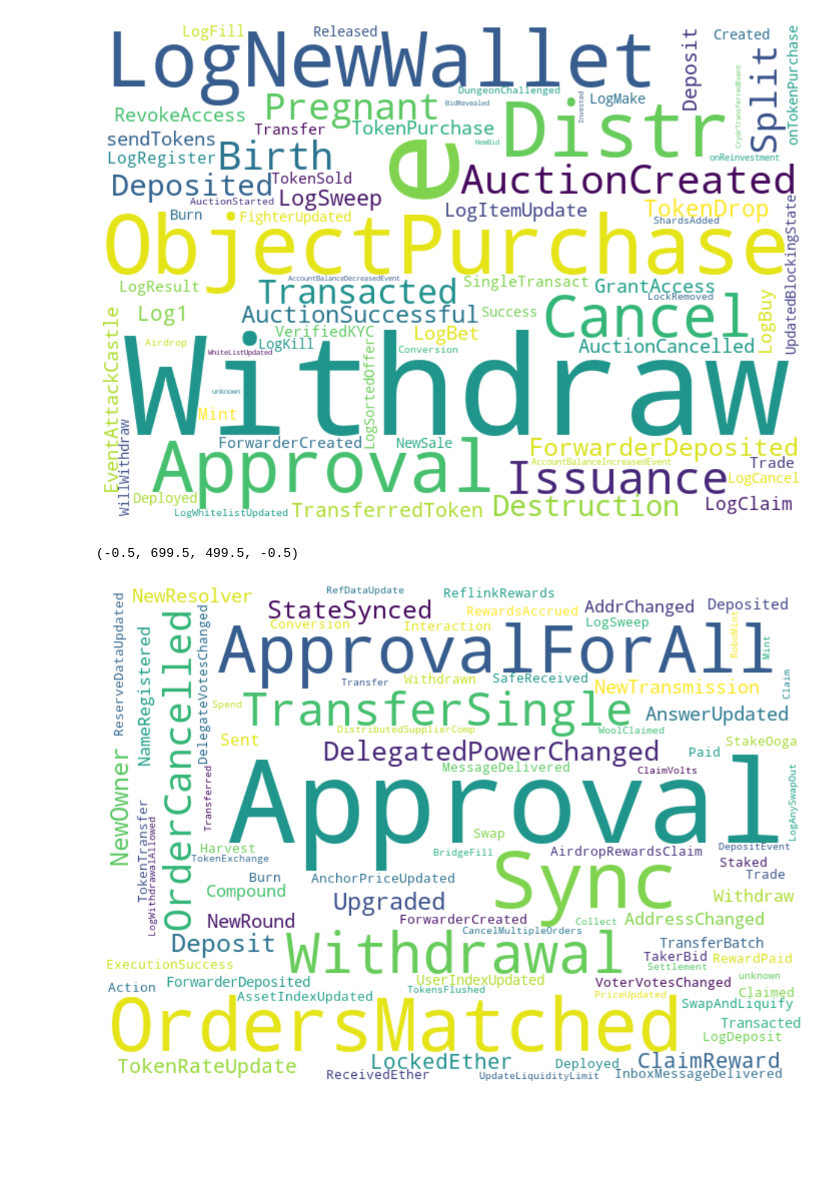
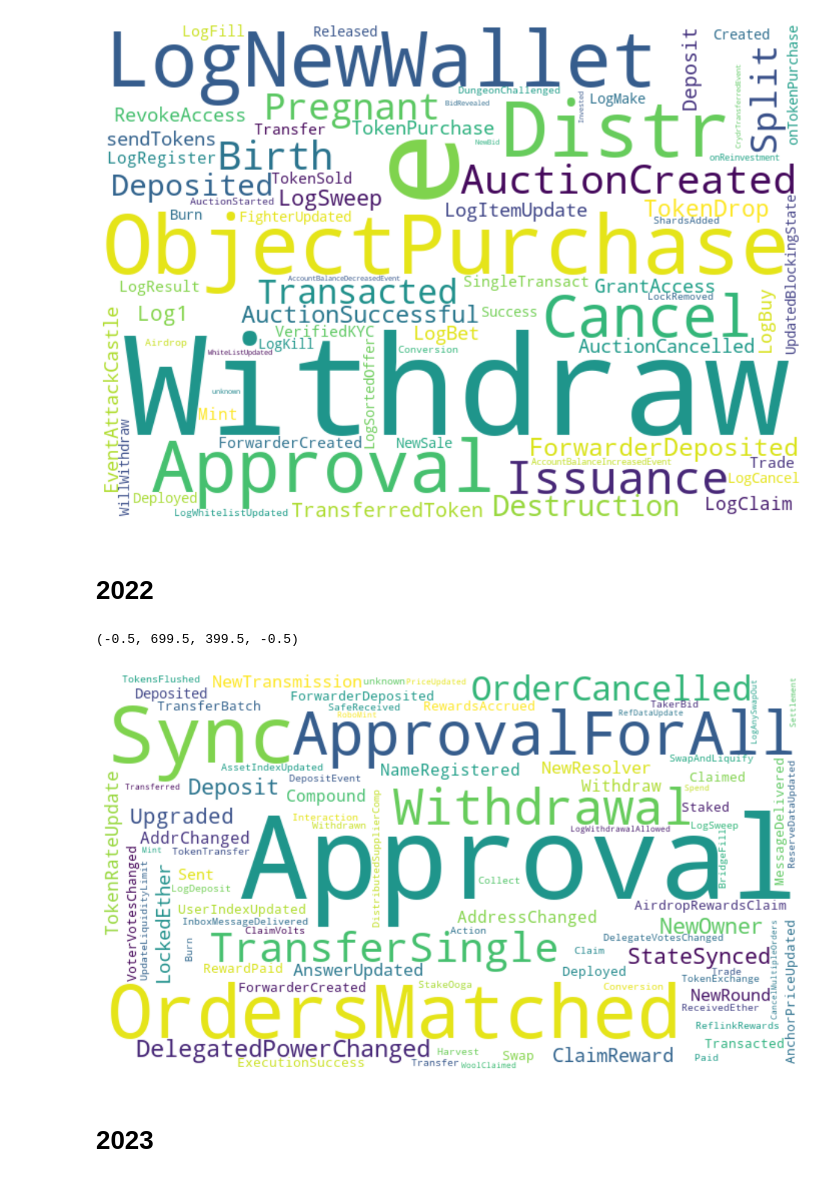
Before and after one commit to bitquery/why-blockchain-data-matters, a Jupyter notebook: Presentation.ipynb, the cells around one changed output. Cells and saved outputs as stored; diff of their text form; code cells hidden in the pictures; blank space fills up the shorter version.

```diff
--- a/Presentation.ipynb
+++ b/Presentation.ipynb
@@ -351,15 +355,19 @@ plt.axis('off')
 # %% [output]
 (-0.5, 699.5, 499.5, -0.5)
 [figure]
+# %% [markdown]
+# 2022
 # %%
 plt.figure(figsize=(15,15))
-wc = WordCloud(background_color="white", width=700, height=500)
+wc = WordCloud(background_color="white", width=700, height=400)
 wc.generate_from_frequencies(popular_methods(2022))
 
 plt.imshow(wc.recolor( colormap= 'viridis' , random_state=17), interpolation="bilinear")
 plt.axis('off')
 # %% [output]
-(-0.5, 699.5, 499.5, -0.5)
+(-0.5, 699.5, 399.5, -0.5)
-[figure, old version]
+[figure, new version]
+# %% [markdown]
+# 2023
 # %%
 plt.figure(figsize=(15,15))
```
Also changed, not shown: parts of 8 cells of this notebook.
